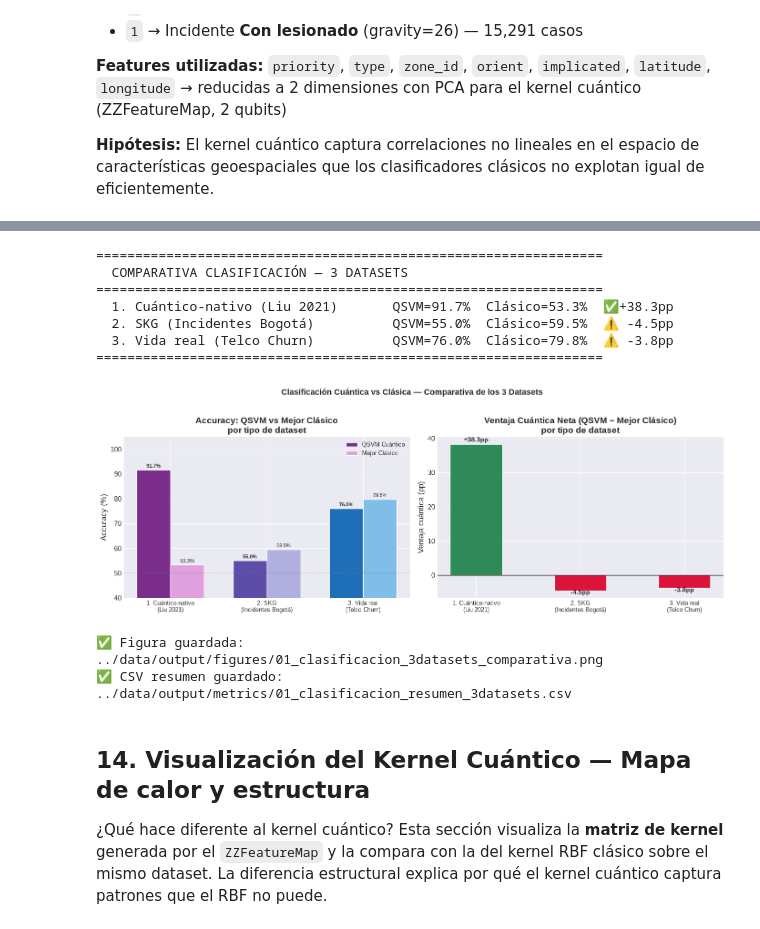
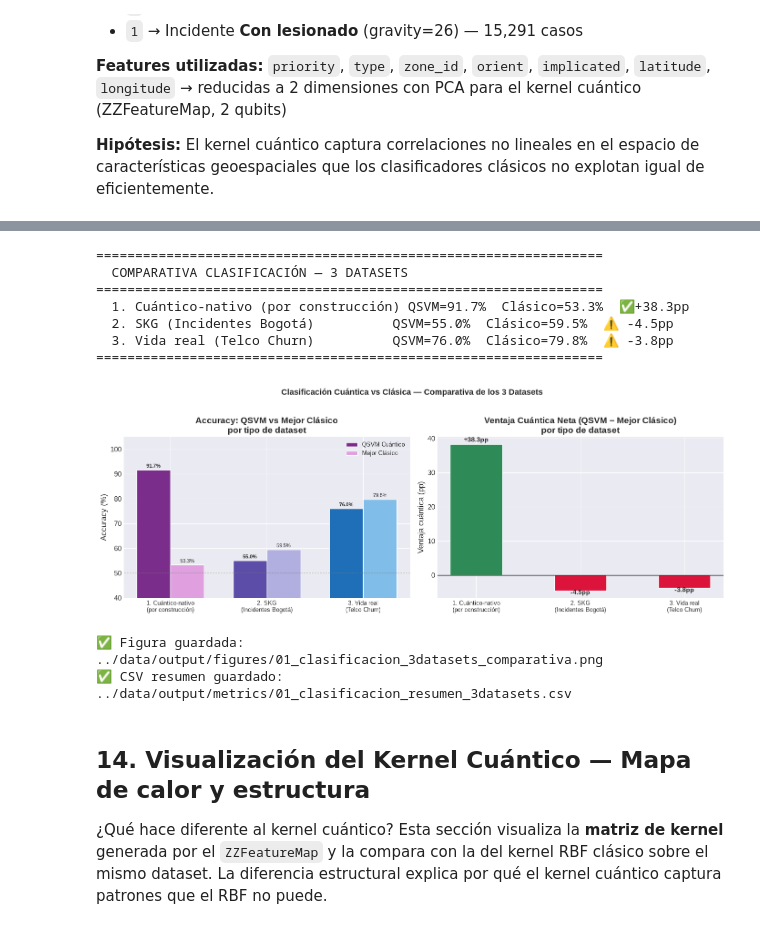
Before and after one commit to juandapradam12/OldUNIR-MasterQC-QuantumAdvantageInDataScienceOld, a Jupyter notebook: POCs/notebooks/01_clasificacion_quantum_vs_clasico.ipynb, the cells around one changed output, grey strips where cells are left out. Drawn from its saved outputs; the diff is of its cells as text; code cells hidden in the pictures.

```diff
--- a/POCs/notebooks/01_clasificacion_quantum_vs_clasico.ipynb
+++ b/POCs/notebooks/01_clasificacion_quantum_vs_clasico.ipynb
@@ -1018,7 +1018,7 @@ Train: 240 | Test: 120
 
 summary_3ds = pd.DataFrame([
     # Dataset cuántico-nativo (Sección 11) — valores de la ejecución previa
-    {"Dataset": "1. Cuántico-nativo\n(Liu 2021)", "QSVM":  acc_q_adv,  "Mejor Clásico": best_classical, "Tipo": "Sintético cuántico"},
+    {"Dataset": "1. Cuántico-nativo\n(por construcción)", "QSVM":  acc_q_adv,  "Mejor Clásico": best_classical, "Tipo": "Sintético cuántico"},
     # Dataset SKG (Sección 13)
     {"Dataset": "2. SKG\n(Incidentes Bogotá)", "QSVM": acc_qsvm_skg, "Mejor Clásico": best_cl_skg, "Tipo": "Datos reales SKG"},
     # Dataset Telco (Sección 5-8)  — acc_q del notebook original
@@ -1065,35 +1065,35 @@ ax1 = axes[1]
 gap_colors = ["#2E8B57" if v > 0 else "#DC143C" for v in summary_3ds["Ventaja (pp)"]]
 bars_g = ax1.bar(x, summary_3ds["Ventaja (pp)"], color=gap_colors, edgecolor="white", width=0.5)
 ax1.axhline(0, color="black", linewidth=1)
 ax1.set_xticks(x)
 ax1.set_xticklabels(summary_3ds["Dataset"], fontsize=9)
 ax1.set_ylabel("Ventaja cuántica (pp)")
 ax1.set_title("Ventaja Cuántica Neta (QSVM − Mejor Clásico)\npor tipo de dataset", fontweight="bold")
 for b in bars_g:
     ypos_b = b.get_height() + 0.3 if b.get_height() >= 0 else b.get_height() - 1.5
     ax1.text(b.get_x() + b.get_width()/2, ypos_b,
              f"{b.get_height():+.1f}pp", ha="center", va="bottom", fontsize=10, fontweight="bold")
 
 fig.suptitle("Clasificación Cuántica vs Clásica — Comparativa de los 3 Datasets",
              fontsize=13, fontweight="bold", y=1.02)
 plt.tight_layout()
 out_fig_3ds = OUT_FIGURES / "01_clasificacion_3datasets_comparativa.png"
 plt.savefig(out_fig_3ds, dpi=150, bbox_inches="tight")
 plt.show()
 print(f"✅ Figura guardada: {out_fig_3ds}")
 
 # ── Guardar resumen ───────────────────────────────────────────────────────────
 summary_3ds.to_csv(OUT_METRICS / "01_clasificacion_resumen_3datasets.csv", index=False)
 print(f"✅ CSV resumen guardado: {OUT_METRICS / '01_clasificacion_resumen_3datasets.csv'}")
 # %% [output]
 =================================================================
   COMPARATIVA CLASIFICACIÓN — 3 DATASETS
 =================================================================
-  1. Cuántico-nativo (Liu 2021)       QSVM=91.7%  Clásico=53.3%  ✅+38.3pp
+  1. Cuántico-nativo (por construcción) QSVM=91.7%  Clásico=53.3%  ✅+38.3pp
   2. SKG (Incidentes Bogotá)          QSVM=55.0%  Clásico=59.5%  ⚠️ -4.5pp
   3. Vida real (Telco Churn)          QSVM=76.0%  Clásico=79.8%  ⚠️ -3.8pp
 =================================================================
-[figure, old version]
+[figure, new version]
 ✅ Figura guardada: ../data/output/figures/01_clasificacion_3datasets_comparativa.png
 ✅ CSV resumen guardado: ../data/output/metrics/01_clasificacion_resumen_3datasets.csv
 # %% [markdown]
```
Also changed, not shown: parts of 11 cells of this notebook, 30 other files.
